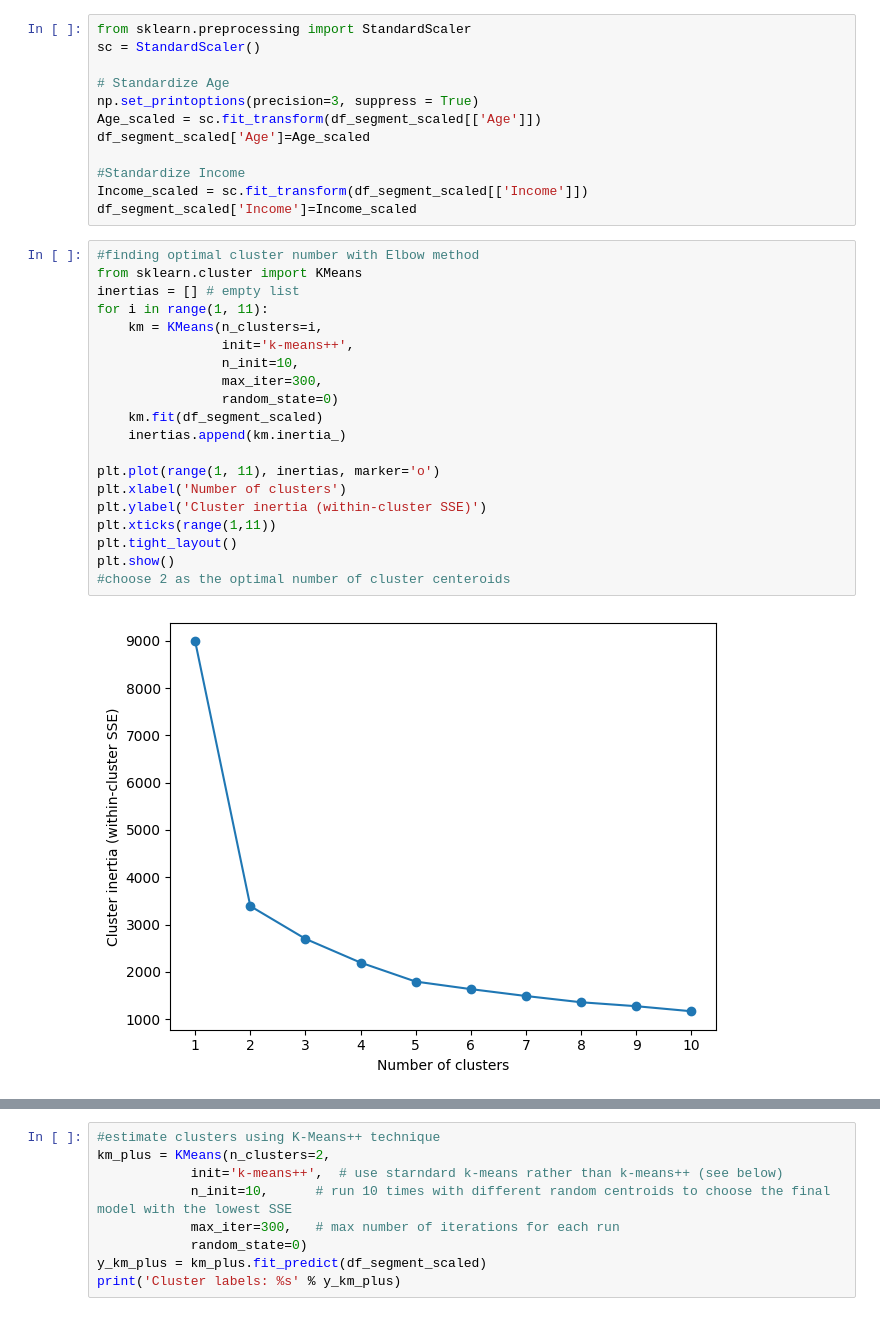
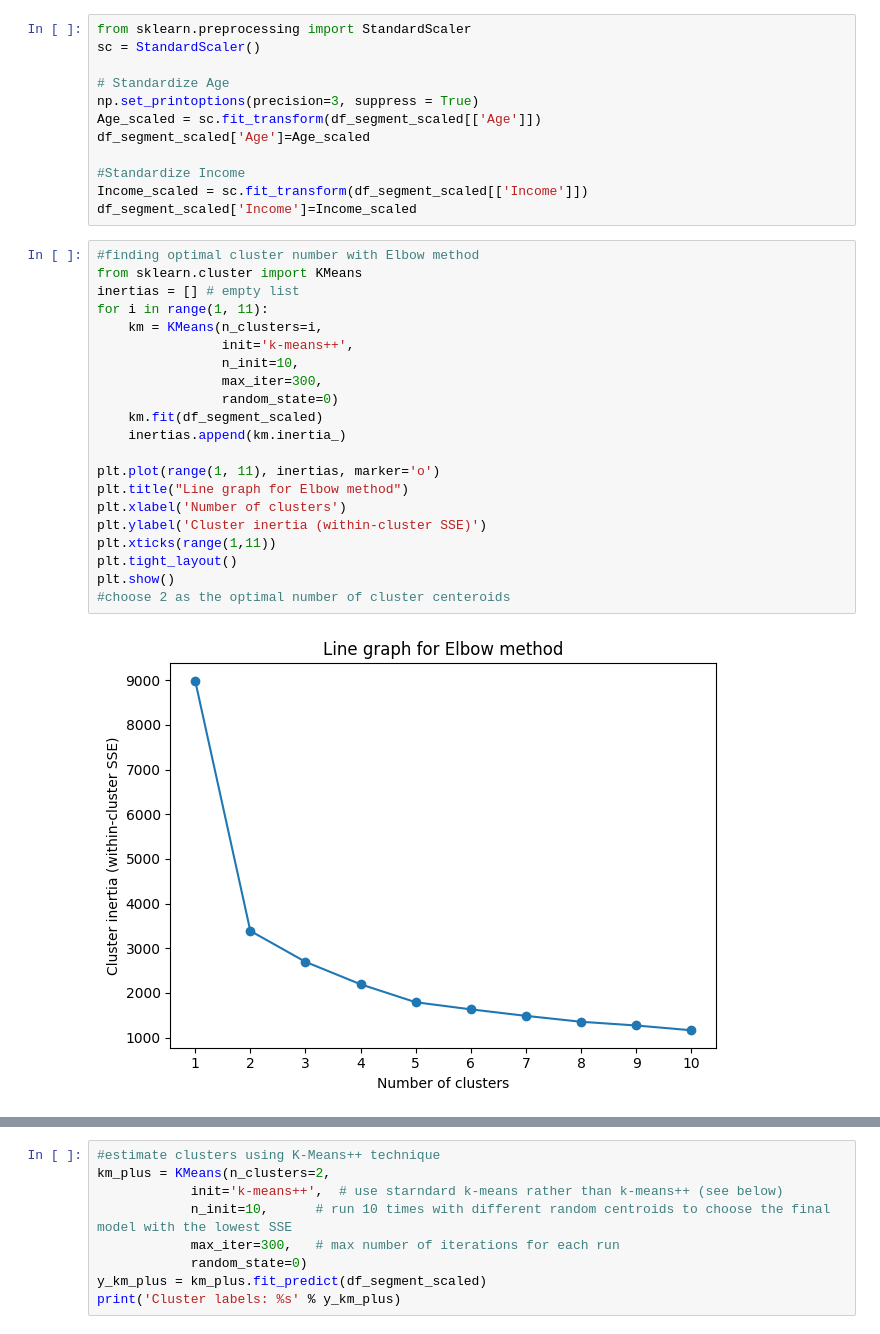
Before and after one commit to Aydza/BUSA8001, a Jupyter notebook: Assessment/Assignment2-S2-2024/BUSA8001_Assignment2/BUSA8001_Assignment2.ipynb, the cells around one changed output, grey strips where cells are left out. Saved outputs shown, nothing was run; the diff lists cells and outputs as text.

```diff
--- a/Assessment/Assignment2-S2-2024/BUSA8001_Assignment2/BUSA8001_Assignment2.ipynb
+++ b/Assessment/Assignment2-S2-2024/BUSA8001_Assignment2/BUSA8001_Assignment2.ipynb
@@ -116,25 +118,26 @@ df_segment_scaled['Income']=Income_scaled
 # %%
 #finding optimal cluster number with Elbow method
 from sklearn.cluster import KMeans
 inertias = [] # empty list
 for i in range(1, 11):
     km = KMeans(n_clusters=i,
                 init='k-means++',
                 n_init=10,
                 max_iter=300,
                 random_state=0)
     km.fit(df_segment_scaled)
     inertias.append(km.inertia_)
 
 plt.plot(range(1, 11), inertias, marker='o')
+plt.title("Line graph for Elbow method")
 plt.xlabel('Number of clusters')
 plt.ylabel('Cluster inertia (within-cluster SSE)')
 plt.xticks(range(1,11))
 plt.tight_layout()
 plt.show()
 #choose 2 as the optimal number of cluster centeroids
 # %% [output]
-[figure, old version]
+[figure, new version]
 # %%
 #finding optimal cluster number with silhoutte graphs
 import numpy as np
```
Also changed, not shown: parts of 6 cells of this notebook, 2 other files.
